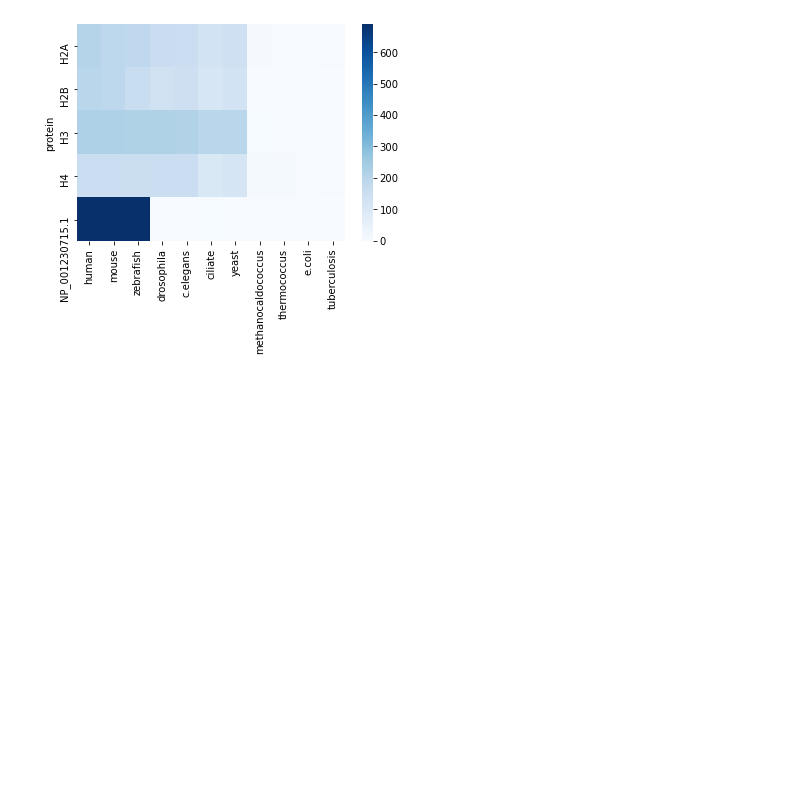
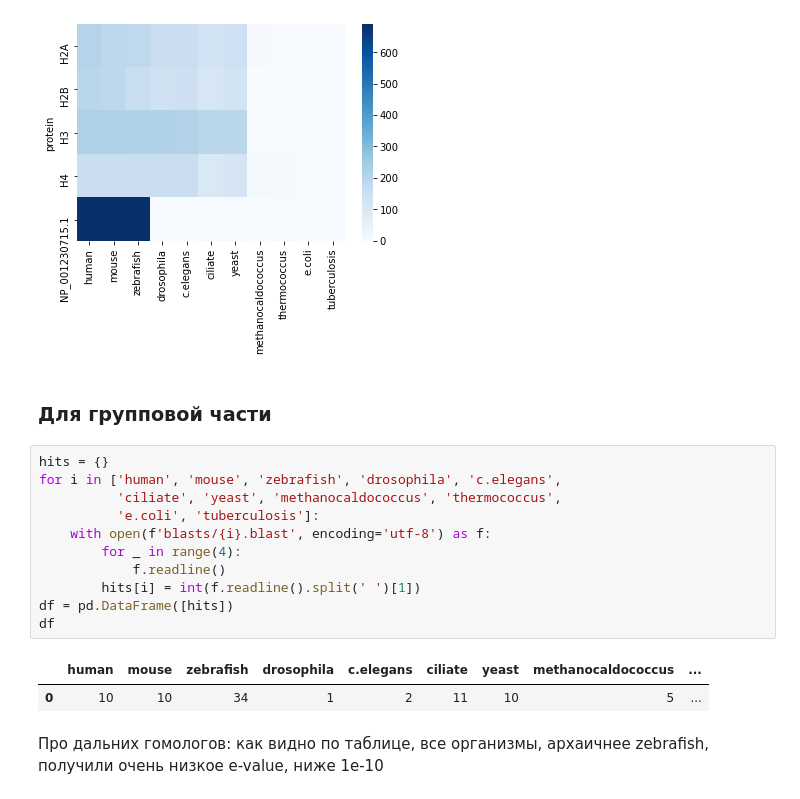
Before and after one commit to robibistspark/hse23_indiv_proj, a Jupyter notebook: indiv_project.ipynb, the cells around one changed output. Saved outputs shown, nothing was run; the diff lists cells and outputs as text; blank space fills up the shorter version.

```diff
--- a/indiv_project.ipynb
+++ b/indiv_project.ipynb
@@ -139,3 +143,21 @@ sn.heatmap(data=df_log, cmap='Blues')
 # %% [output]
 <AxesSubplot:ylabel='protein'>
 [figure]
+# %% [markdown]
+### Для групповой части
+# %%
+hits = {}
+for i in ['human', 'mouse', 'zebrafish', 'drosophila', 'c.elegans',
+          'ciliate', 'yeast', 'methanocaldococcus', 'thermococcus',
+          'e.coli', 'tuberculosis']:
+    with open(f'blasts/{i}.blast', encoding='utf-8') as f:
+        for _ in range(4):
+            f.readline()
+        hits[i] = int(f.readline().split(' ')[1])
+df = pd.DataFrame([hits])
+df
+# %% [output]
+|  | human | mouse | zebrafish | drosophila | c.elegans | ciliate | yeast | methanocaldococcus | ... |
+| 0 | 10 | 10 | 34 | 1 | 2 | 11 | 10 | 5 | ... |
+# %% [markdown]
+Про дальних гомологов: как видно по таблице, все организмы, архаичнее zebrafish, получили очень низкое e-value, ниже 1e-10
```
Also changed, not shown: parts of 6 cells of this notebook.
